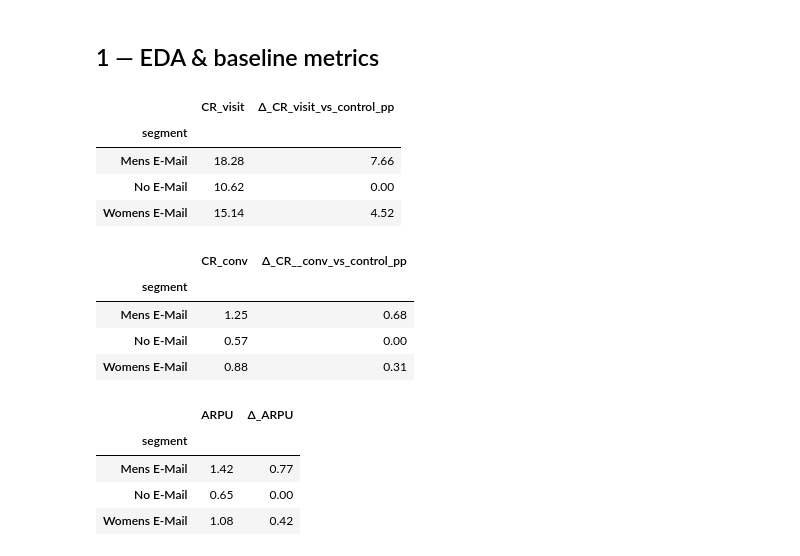
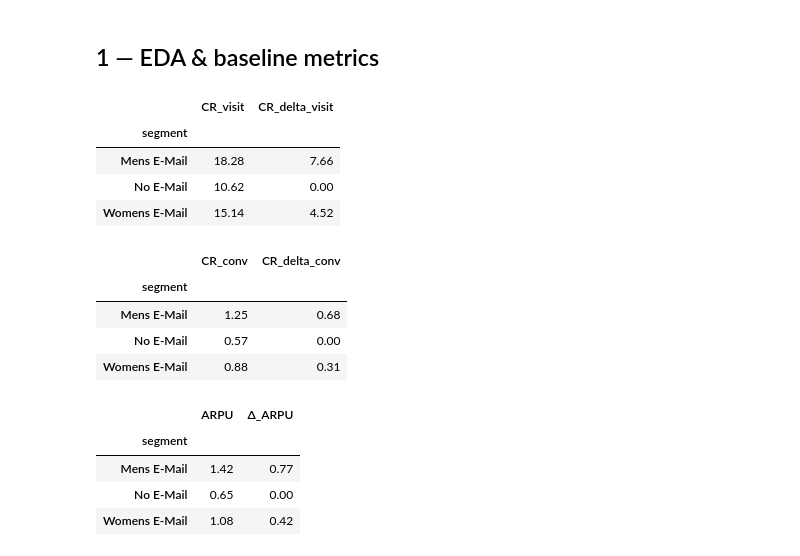
Before and after one commit to qpx-hatikrist/email-uplift-ab, a Jupyter notebook: notebooks/01_eda.ipynb, the cells around one changed output. Cells and saved outputs as stored; diff of their text form; code cells hidden in the pictures.

```diff
--- a/notebooks/01_eda.ipynb
+++ b/notebooks/01_eda.ipynb
@@ -40,14 +41,14 @@ memory usage: 5.9+ MB
 # %%
 cr_by_visit = (df.groupby('segment')['visit'].apply(lambda s: (s==1).mean()).sort_index())
 ctrl = cr_by_visit['No E-Mail']
-delta_vs_ctrl = (cr_by_visit - ctrl)
+delta_visit = (cr_by_visit - ctrl)
 result_visit_cr = (pd.DataFrame({
     'CR_visit': (cr_by_visit * 100).round(2),                  # CR, %
-    'Δ_CR_visit_vs_control_pp': (delta_vs_ctrl * 100).round(2)    # дельта к контролю, процентные пункты
+    'CR_delta_visit': (delta_visit * 100).round(2)    # дельта к контролю, процентные пункты
 }))
 result_visit_cr
 # %% [output]
-|  | CR_visit | Δ_CR_visit_vs_control_pp |
+|  | CR_visit | CR_delta_visit |
 | segment |  |  |
 | Mens E-Mail | 18.28 | 7.66 |
 | No E-Mail | 10.62 | 0.00 |
@@ -55,14 +56,14 @@ result_visit_cr
 # %%
 cr_by_conversion = (df.groupby('segment')['conversion'].apply(lambda s: (s==1).mean()).sort_index())
 ctrl_conv = cr_by_conversion['No E-Mail']
-delta_vs_ctrl_conv = (cr_by_conversion - ctrl_conv)
+delta_conv = (cr_by_conversion - ctrl_conv)
 result_conv_cr = (pd.DataFrame({
     'CR_conv': (cr_by_conversion * 100).round(2),                  # CR, %
-    'Δ_CR__conv_vs_control_pp': (delta_vs_ctrl_conv * 100).round(2)    # дельта к контролю, процентные пункты
+    'CR_delta_conv': (delta_conv * 100).round(2)    # дельта к контролю, процентные пункты
 }))
 result_conv_cr
 # %% [output]
-|  | CR_conv | Δ_CR__conv_vs_control_pp |
+|  | CR_conv | CR_delta_conv |
 | segment |  |  |
 | Mens E-Mail | 1.25 | 0.68 |
 | No E-Mail | 0.57 | 0.00 |
```
Also changed, not shown: parts of 6 cells of this notebook.
